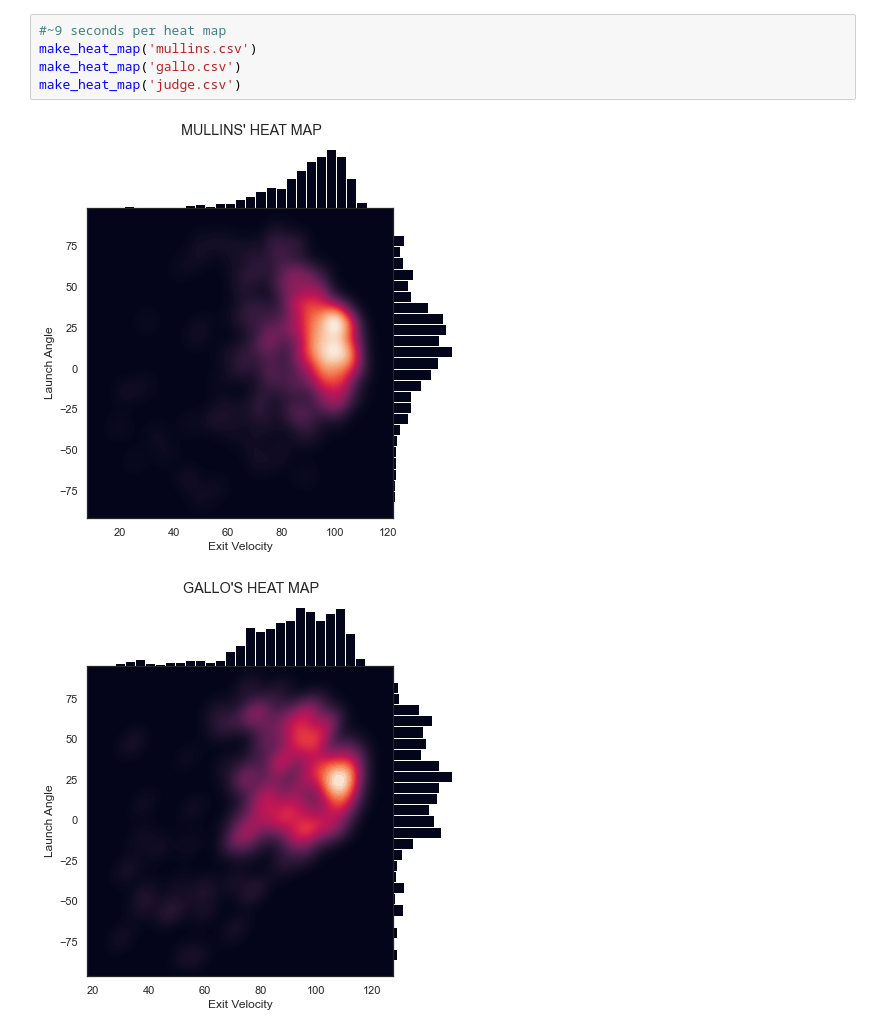
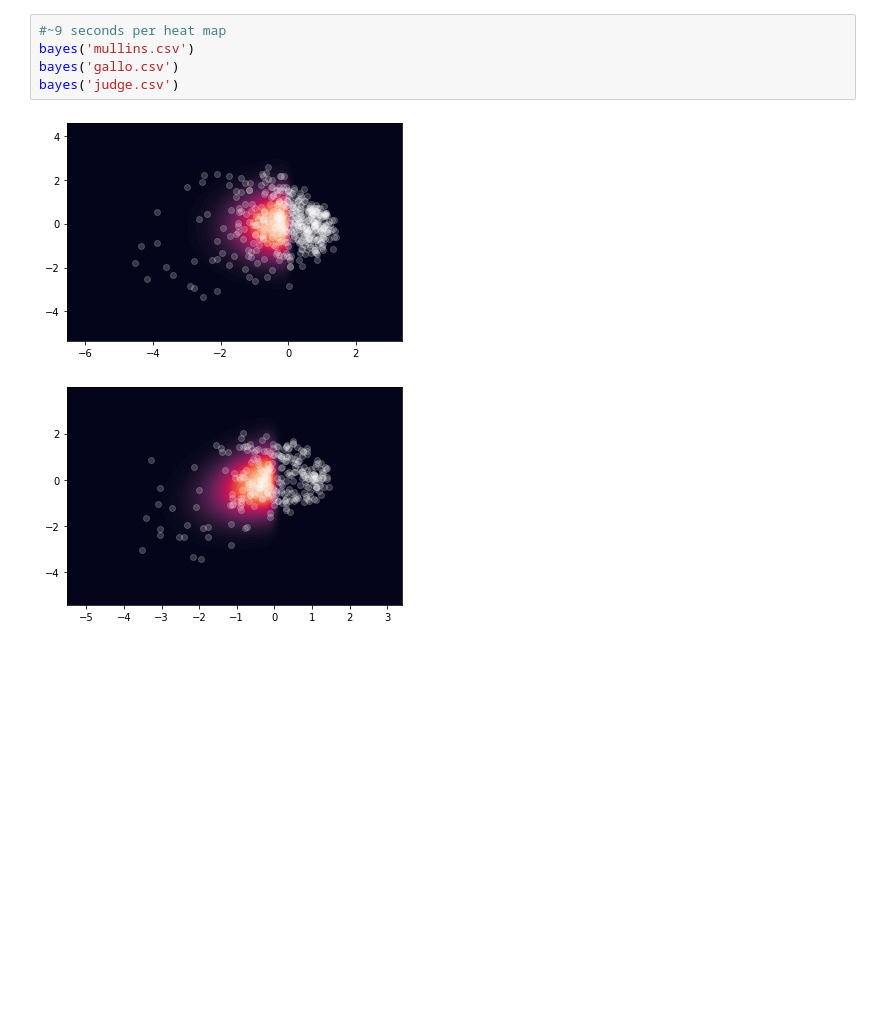
Before and after one commit to logan-donaldson/orioles-prob-distributions, a Jupyter notebook: orioles_proof_of_concept.ipynb, the cells around one changed output. Saved outputs shown, nothing was run; the diff lists cells and outputs as text; blank space fills up the shorter version.

```diff
--- a/orioles_proof_of_concept.ipynb
+++ b/orioles_proof_of_concept.ipynb
@@ -59,8 +99,8 @@ def similarity_score(file1, file2):
 # %%
 #~9 seconds per heat map
-make_heat_map('mullins.csv')
-make_heat_map('gallo.csv')
-make_heat_map('judge.csv')
+bayes('mullins.csv')
+bayes('gallo.csv')
+bayes('judge.csv')
 # %% [output]
-[figure, old version]
+[figure, new version]
-[figure, old version]
+[figure, new version]
```
Also changed, not shown: parts of 4 cells of this notebook, 4 other files.
